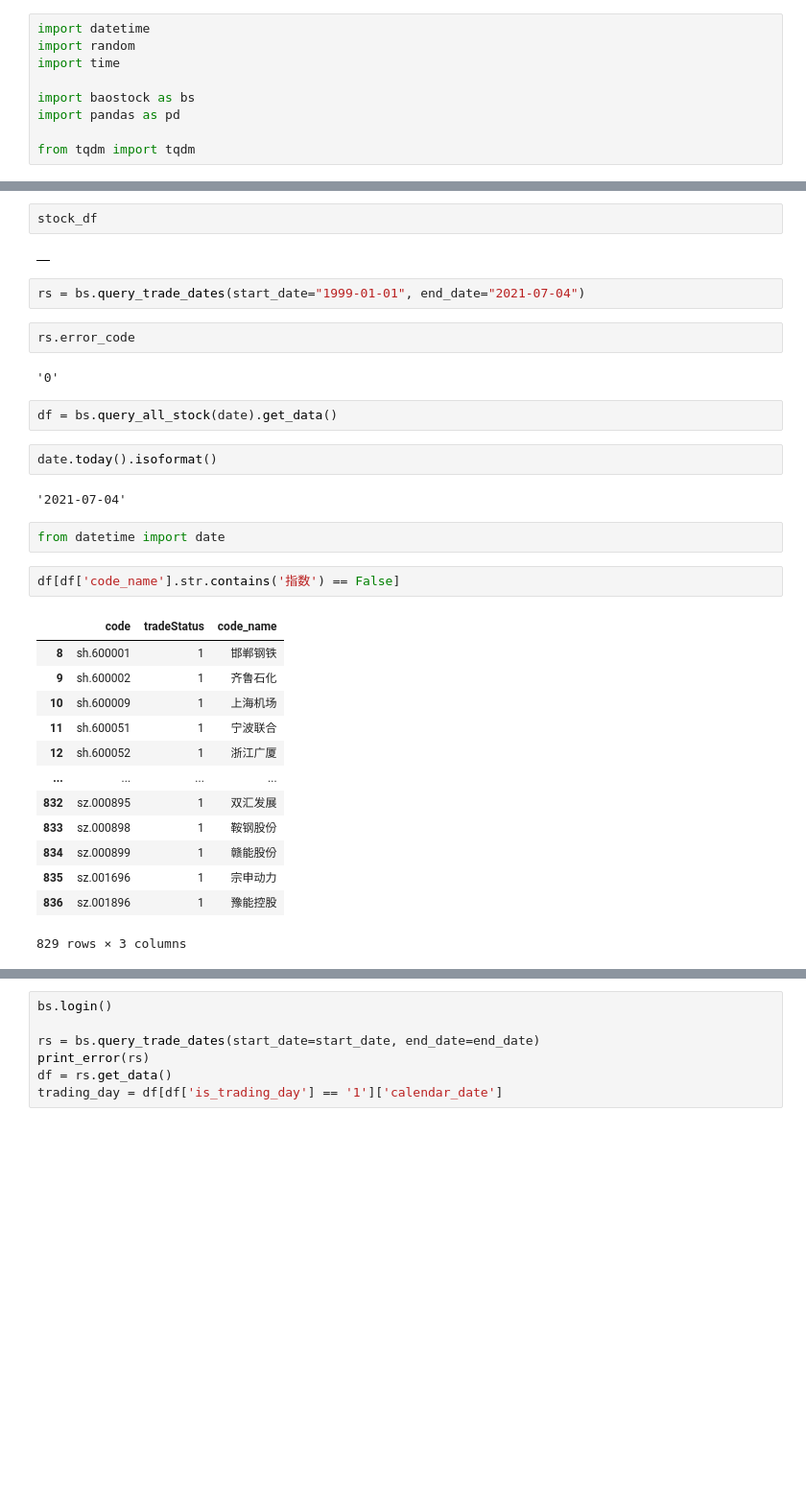
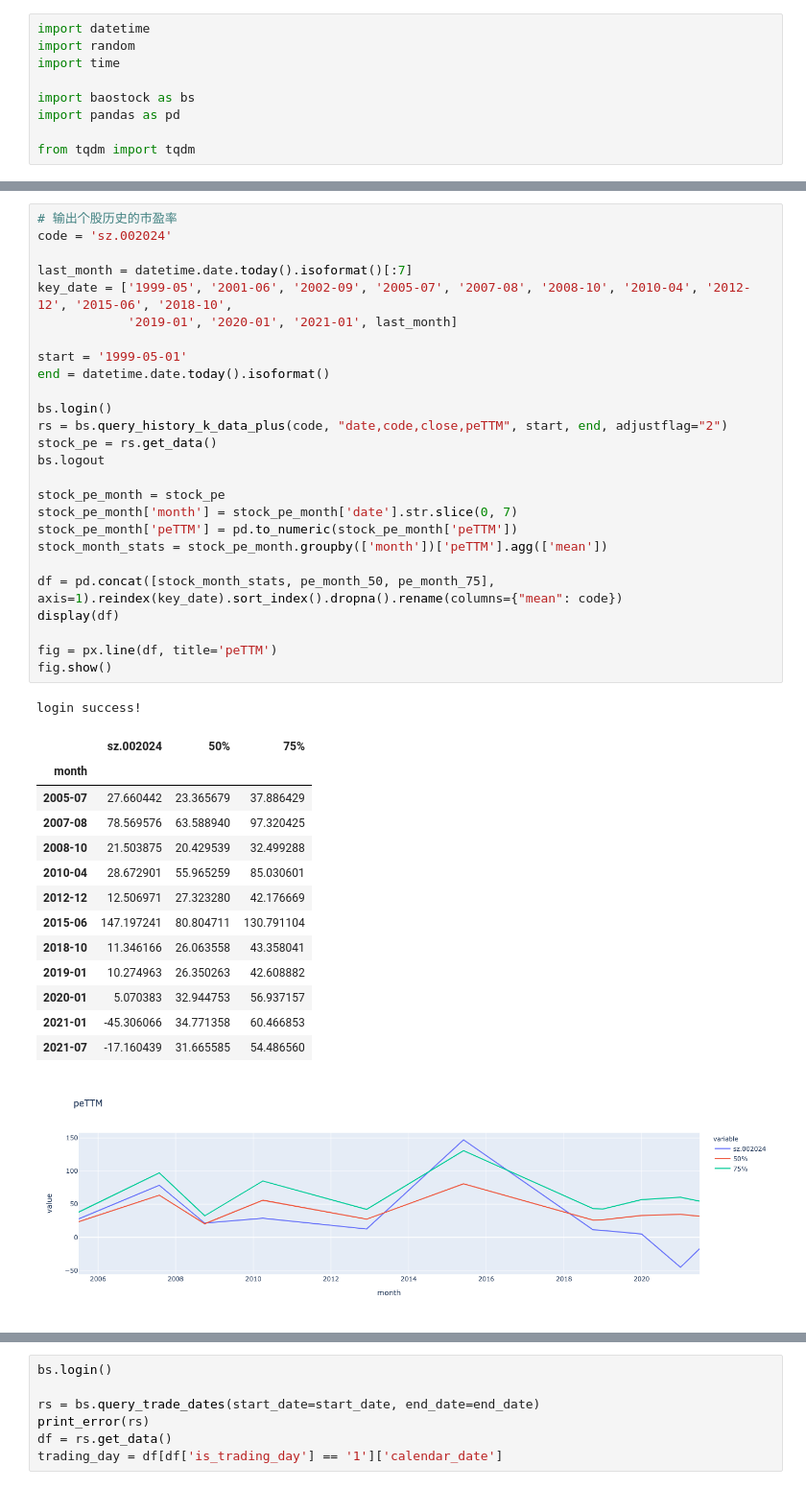
Before and after one commit to zifengyu/stock, a Jupyter notebook: 市盈率.ipynb, the cells around one changed output, grey strips where cells are left out. Shown at 96% size. Cells and saved outputs as stored; diff of their text form; blank space fills up the shorter version.

```diff
--- a/市盈率.ipynb
+++ b/市盈率.ipynb
@@ -58,34 +38,42 @@ df = df.append(rs.get_data(), ignore_index=True)
-# %%
-stock_df
-# %% [output]
-|  |
-# %%
-rs = bs.query_trade_dates(start_date="1999-01-01", end_date="2021-07-04")
-# %%
-rs.error_code
-# %% [output]
-'0'
-# %%
-df = bs.query_all_stock(date).get_data()
-# %%
-date.today().isoformat()
-# %% [output]
-'2021-07-04'
-# %%
-from datetime import date
 # %%
-df[df['code_name'].str.contains('指数') == False]
+# 输出个股历史的市盈率
+code = 'sz.002024'
+
+last_month = datetime.date.today().isoformat()[:7]
+key_date = ['1999-05', '2001-06', '2002-09', '2005-07', '2007-08', '2008-10', '2010-04', '2012-12', '2015-06', '2018-10',
+            '2019-01', '2020-01', '2021-01', last_month]
+
+start = '1999-05-01'
+end = datetime.date.today().isoformat()
+
+bs.login()
+rs = bs.query_history_k_data_plus(code, "date,code,close,peTTM", start, end, adjustflag="2")
+stock_pe = rs.get_data()
+bs.logout
+
+stock_pe_month = stock_pe
+stock_pe_month['month'] = stock_pe_month['date'].str.slice(0, 7)
+stock_pe_month['peTTM'] = pd.to_numeric(stock_pe_month['peTTM'])
+stock_month_stats = stock_pe_month.groupby(['month'])['peTTM'].agg(['mean'])
+
+df = pd.concat([stock_month_stats, pe_month_50, pe_month_75], axis=1).reindex(key_date).sort_index().dropna().rename(columns={"mean": code})
+display(df)
+
+fig = px.line(df, title='peTTM')
+fig.show()
 # %% [output]
+login success!
-|  | code | tradeStatus | code_name |
-| 8 | sh.600001 | 1 | 邯郸钢铁 |
-| 9 | sh.600002 | 1 | 齐鲁石化 |
-| 10 | sh.600009 | 1 | 上海机场 |
-| 11 | sh.600051 | 1 | 宁波联合 |
-| 12 | sh.600052 | 1 | 浙江广厦 |
-| ... | ... | ... | ... |
-| 832 | sz.000895 | 1 | 双汇发展 |
-| 833 | sz.000898 | 1 | 鞍钢股份 |
-| 834 | sz.000899 | 1 | 赣能股份 |
-| 835 | sz.001696 | 1 | 宗申动力 |
-| 836 | sz.001896 | 1 | 豫能控股 |
+|  | sz.002024 | 50% | 75% |
+| month |  |  |  |
+| 2005-07 | 27.660442 | 23.365679 | 37.886429 |
+| 2007-08 | 78.569576 | 63.588940 | 97.320425 |
+| 2008-10 | 21.503875 | 20.429539 | 32.499288 |
+| 2010-04 | 28.672901 | 55.965259 | 85.030601 |
+| 2012-12 | 12.506971 | 27.323280 | 42.176669 |
+| 2015-06 | 147.197241 | 80.804711 | 130.791104 |
+| 2018-10 | 11.346166 | 26.063558 | 43.358041 |
+| 2019-01 | 10.274963 | 26.350263 | 42.608882 |
+| 2020-01 | 5.070383 | 32.944753 | 56.937157 |
+| 2021-01 | -45.306066 | 34.771358 | 60.466853 |
+| 2021-07 | -17.160439 | 31.665585 | 54.486560 |
-829 rows × 3 columns
+[figure, added]
```
Also changed, not shown: parts of 9 cells of this notebook, 7 other files.
